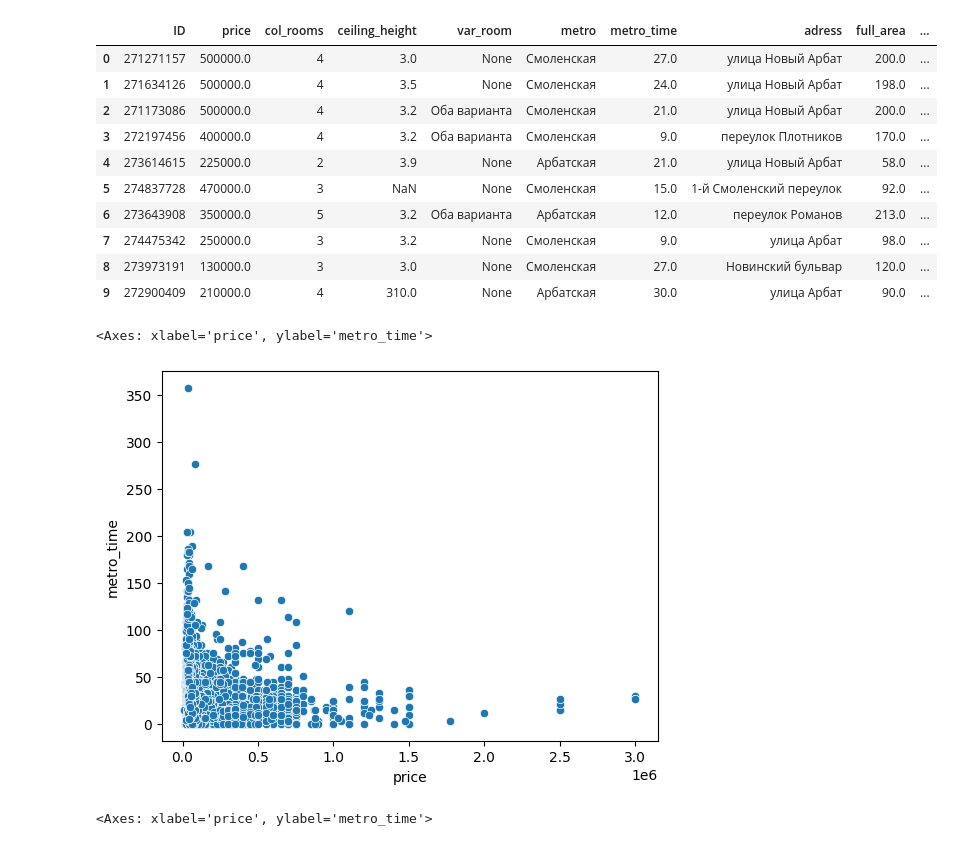
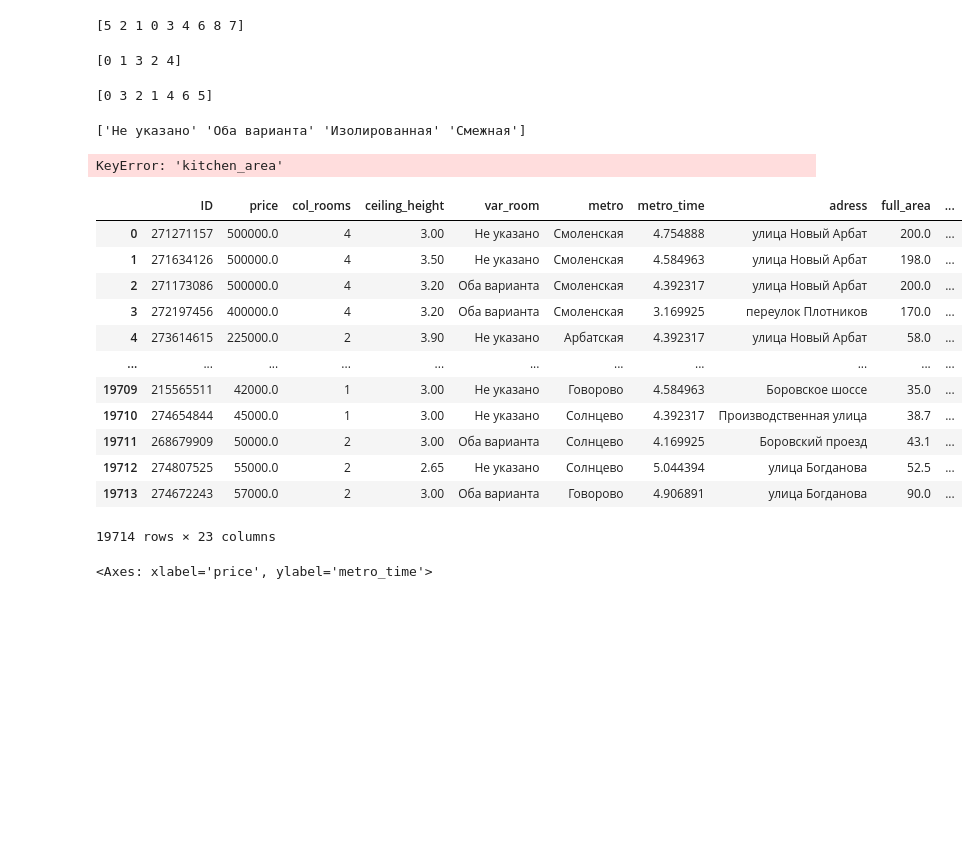
Before and after one commit to romnatall/real_estate_EDA, a Jupyter notebook: preprocessing.ipynb, the cells around one changed output. Drawn from its saved outputs; the diff is of its cells as text; code cells hidden in the pictures; blank space fills up the shorter version.

```diff
--- a/preprocessing.ipynb
+++ b/preprocessing.ipynb
@@ -585,22 +334,48 @@ memory usage: 3.9+ MB
+# %%
+print(data['elevator'].unique())
+data.loc[(data['elevator']==0) & (data['num_floors']>5)& (data['num_floors']<14),'elevator']=1
+data.loc[(data['elevator']==0) & (data['num_floors']>13),'elevator']=2
+data['elevator']=data['elevator']
+# %% [output]
+[5 2 1 0 3 4 6 8 7]
+# %%
+print(data['balcony_count'].unique())
+data.loc[(data['balcony_count']==0)& (data['full_area']>50),'balcony_count']=1
+data['elevator']=data['elevator']
+# %% [output]
+[0 1 3 2 4]
+# %%
+print(data['bathroom'].unique())
+data.loc[data['bathroom'] == 0,'bathroom'] = 1
+# %% [output]
+[0 3 2 1 4 6 5]
+# %%
+data['var_room']=data['var_room'].fillna('Не указано')
+print(data['var_room'].unique())
+# %% [output]
+['Не указано' 'Оба варианта' 'Изолированная' 'Смежная']
+# %%
+data['metro_time']=data['metro_time'].fillna(30).replace(0,1).apply(lambda x: log(x,2))
+# %%
+data['living_area']=data['full_area']-data['kitchen_area']
+# %% [output]
+KeyError: 'kitchen_area'
 # %%
-data.head(10)
+data
 # %% [output]
 |  | ID | price | col_rooms | ceiling_height | var_room | metro | metro_time | adress | full_area | ... |
-| 0 | 271271157 | 500000.0 | 4 | 3.0 | None | Смоленская | 27.0 | улица Новый Арбат | 200.0 | ... |
-| 1 | 271634126 | 500000.0 | 4 | 3.5 | None | Смоленская | 24.0 | улица Новый Арбат | 198.0 | ... |
-| 2 | 271173086 | 500000.0 | 4 | 3.2 | Оба варианта | Смоленская | 21.0 | улица Новый Арбат | 200.0 | ... |
-| 3 | 272197456 | 400000.0 | 4 | 3.2 | Оба варианта | Смоленская | 9.0 | переулок Плотников | 170.0 | ... |
-| 4 | 273614615 | 225000.0 | 2 | 3.9 | None | Арбатская | 21.0 | улица Новый Арбат | 58.0 | ... |
-| 5 | 274837728 | 470000.0 | 3 | NaN | None | Смоленская | 15.0 | 1-й Смоленский переулок | 92.0 | ... |
-| 6 | 273643908 | 350000.0 | 5 | 3.2 | Оба варианта | Арбатская | 12.0 | переулок Романов | 213.0 | ... |
-| 7 | 274475342 | 250000.0 | 3 | 3.2 | None | Смоленская | 9.0 | улица Арбат | 98.0 | ... |
-| 8 | 273973191 | 130000.0 | 3 | 3.0 | None | Смоленская | 27.0 | Новинский бульвар | 120.0 | ... |
-| 9 | 272900409 | 210000.0 | 4 | 310.0 | None | Арбатская | 30.0 | улица Арбат | 90.0 | ... |
+| 0 | 271271157 | 500000.0 | 4 | 3.00 | Не указано | Смоленская | 4.754888 | улица Новый Арбат | 200.0 | ... |
+| 1 | 271634126 | 500000.0 | 4 | 3.50 | Не указано | Смоленская | 4.584963 | улица Новый Арбат | 198.0 | ... |
+| 2 | 271173086 | 500000.0 | 4 | 3.20 | Оба варианта | Смоленская | 4.392317 | улица Новый Арбат | 200.0 | ... |
+| 3 | 272197456 | 400000.0 | 4 | 3.20 | Оба варианта | Смоленская | 3.169925 | переулок Плотников | 170.0 | ... |
+| 4 | 273614615 | 225000.0 | 2 | 3.90 | Не указано | Арбатская | 4.392317 | улица Новый Арбат | 58.0 | ... |
+| ... | ... | ... | ... | ... | ... | ... | ... | ... | ... | ... |
+| 19709 | 215565511 | 42000.0 | 1 | 3.00 | Не указано | Говорово | 4.584963 | Боровское шоссе | 35.0 | ... |
+| 19710 | 274654844 | 45000.0 | 1 | 3.00 | Не указано | Солнцево | 4.392317 | Производственная улица | 38.7 | ... |
+| 19711 | 268679909 | 50000.0 | 2 | 3.00 | Оба варианта | Солнцево | 4.169925 | Боровский проезд | 43.1 | ... |
+| 19712 | 274807525 | 55000.0 | 2 | 2.65 | Не указано | Солнцево | 5.044394 | улица Богданова | 52.5 | ... |
+| 19713 | 274672243 | 57000.0 | 2 | 3.00 | Оба варианта | Говорово | 4.906891 | улица Богданова | 90.0 | ... |
+19714 rows × 23 columns
-# %%
-sns.scatterplot(data,x='price',y='metro_time')
-# %% [output]
-<Axes: xlabel='price', ylabel='metro_time'>
-[figure, removed]
 # %%
 data=data[data['price']<1000000]
 sns.scatterplot(data,x='price',y='metro_time')
```
Also changed, not shown: parts of 55 cells of this notebook, 2 other files.
